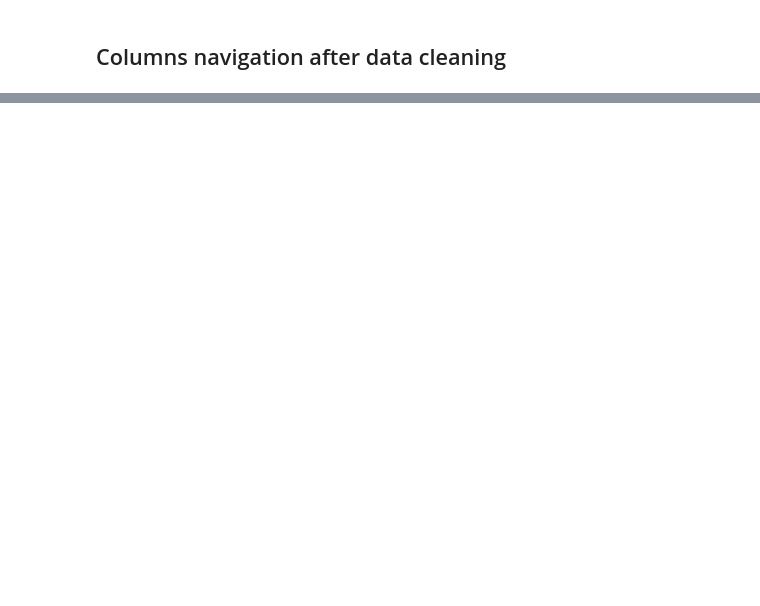
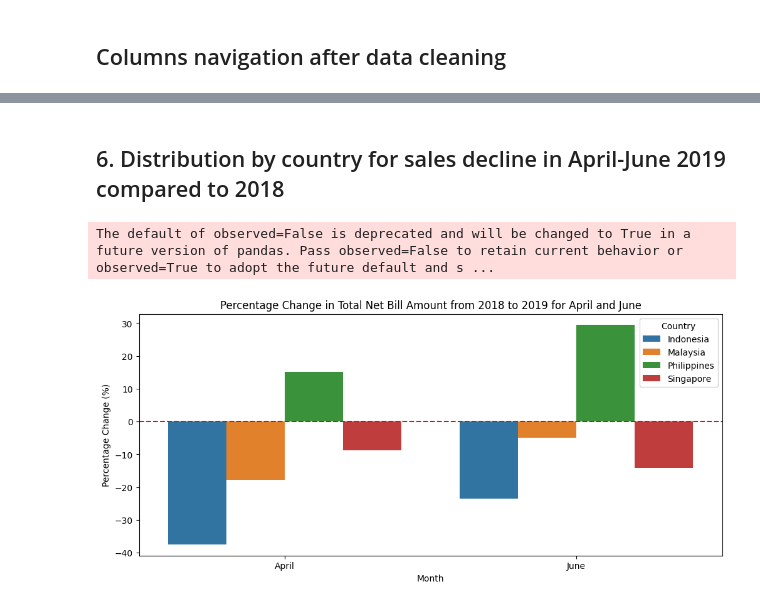
Before and after one commit to TetianaZalivan/Python-Tasks-for-Data-Analytics-, a Jupyter notebook: Final Project - Grocery store sales analysis.ipynb, the cells around one changed output, grey strips where cells are left out. Cells and saved outputs as stored; diff of their text form; code cells hidden in the pictures; blank space fills up the shorter version.

```diff
--- a/Final Project - Grocery store sales analysis.ipynb
+++ b/Final Project - Grocery store sales analysis.ipynb
@@ -282,0 +455,20 @@ None
+# %% [markdown]
+## 6. Distribution by country for sales decline in April-June 2019 compared to 2018
+# %%
+grouped_data = cleaned_df.groupby(['Country', 'Year', 'Month'])[['Calculated_Net_Bill_Amount']].sum().reset_index()
+filtered_data = grouped_data[(grouped_data['Month'].isin([4, 6])) & (grouped_data['Year'].isin([2018, 2019]))]
+pivot_data = filtered_data.pivot_table(index=['Country', 'Month'], columns='Year', values='Calculated_Net_Bill_Amount').reset_index()
+
+# Calculate the percentage drop or increase from 2018 to 2019
+pivot_data['Percentage_Change'] = (pivot_data[2019] - pivot_data[2018]) / pivot_data[2018] * 100
+plt.figure(figsize=(12, 5))
+sns.barplot(x='Month', y='Percentage_Change', hue='Country', data=pivot_data)
+plt.title('Percentage Change in Total Net Bill Amount from 2018 to 2019 for April and June')
+plt.xlabel('Month')
+plt.ylabel('Percentage Change (%)')
+plt.xticks([0, 1], ['April', 'June'])
+plt.axhline(0, color='red', linestyle='--')
+plt.show()
+# %% [output]
+The default of observed=False is deprecated and will be changed to True in a future version of pandas. Pass observed=False to retain current behavior or observed=True to adopt the future default and s ...
+[figure, added]
```
Also changed, not shown: parts of 47 cells of this notebook.
